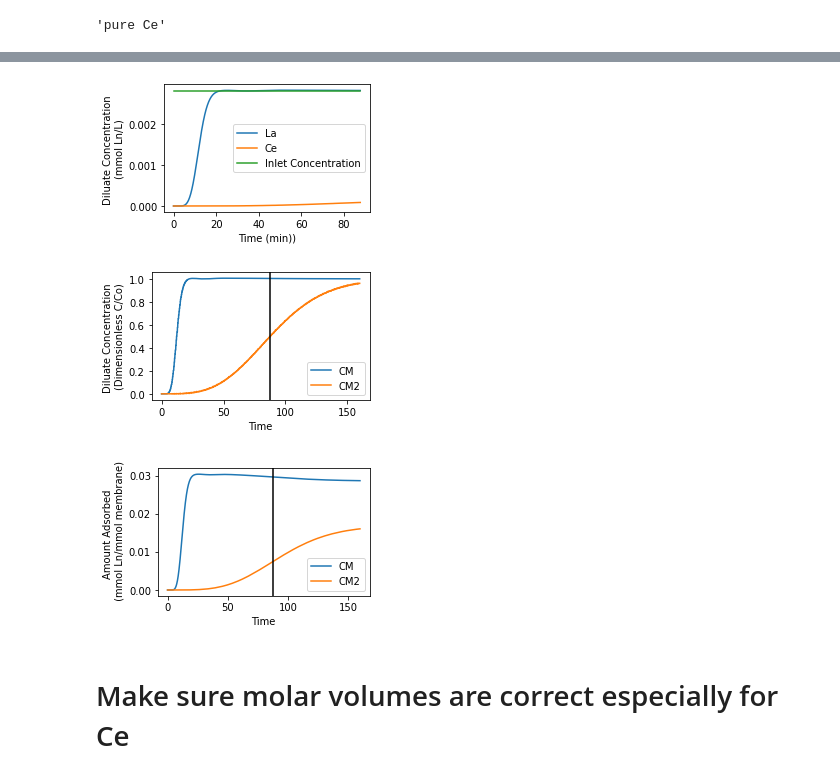
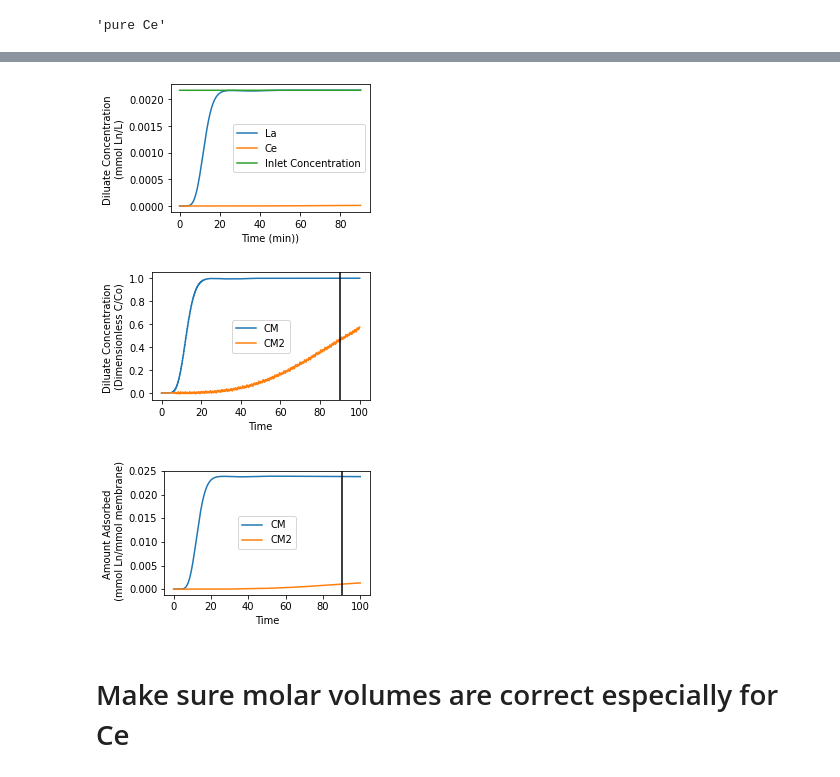
Before and after one commit to adsmer2/REEPS, a Jupyter notebook: Adsorption System.ipynb, the cells around one changed output, grey strips where cells are left out. Drawn from its saved outputs; the diff is of its cells as text; code cells hidden in the pictures.

```diff
--- a/Adsorption System.ipynb
+++ b/Adsorption System.ipynb
@@ -59,7 +59,7 @@ class Adsorption1(qs.SanUnit):
         self.c2o = c2o
         self.feed_flow = feed_flow
 
-    _N_ins = 5
+    _N_ins = 7
     _N_outs = 2
 
     def _run(self):
@@ -70,13 +70,14 @@ class Adsorption1(qs.SanUnit):
         self.ins[0].ivol['H2O'] = self.feed_flow /1000*60 # m3/hr. from L/min
         # regenerant
         self.ins[1].ivol['H2O'] = self.ins[0].ivol['H2O'] # m3/hr. Regenerant (water) flow rate. Assume regeneration takes the same amount of adsorption (higher flow rate here leads to better adsorbate purity)
-        # Calculate the total adsorption feed flow rate and concentration (fresh feed + recycle)
-        # self.CM1o = (self.ins[0].imol['La']*1000 + self.ins[2].imol['La']*1000 + self.ins[3].imol['La']*1000 + self.ins[4].imol['La']*1000 + self.ins[5].imol['La']*1000)/(self.ins[0].ivol['H2O']*1000 + self.ins[2].ivol['H2O']*1000 + self.ins[3].ivol['H2O']*1000 + self.ins[4].ivol['H2O']*1000 + self.ins[5].ivol['H2O'])*1000 # inlet concentration in mmol/L
-        # self.CM2o = (self.ins[0].imol['Ce']*1000 + self.ins[2].imol['Ce']*1000 + self.ins[3].imol['Ce']*1000 + self.ins[4].imol['Ce']*1000 + self.ins[5].imol['Ce']*1000)/(self.ins[0].ivol['H2O']*1000 + self.ins[2].ivol['H2O']*1000 + self.ins[3].ivol['H2O']*1000 + self.ins[4].ivol['H2O']*1000 + self.ins[5].ivol['H2O'])*1000 # inlet concentration in mmol/L
-        # self.v_flow = (self.ins[0].ivol['H2O'] + self.ins[2].ivol['H2O'] + self.ins[3].ivol['H2O'] + self.ins[4].ivol['H2O'] + self.ins[5].ivol['H2O'])*1000/60 # L/min
-        self.CM1o = (self.ins[0].imol['La']*1000 + self.ins[2].imol['La']*1000 + self.ins[3].imol['La']*1000 + self.ins[4].imol['La']*1000)/(self.ins[0].ivol['H2O']*1000 + self.ins[2].ivol['H2O']*1000 + self.ins[3].ivol['H2O']*1000 + self.ins[4].ivol['H2O']*1000)*1000 # inlet concentration in mmol/L
-        self.CM2o = (self.ins[0].imol['Ce']*1000 + self.ins[2].imol['Ce']*1000 + self.ins[3].imol['Ce']*1000 + self.ins[4].imol['Ce']*1000)/(self.ins[0].ivol['H2O']*1000 + self.ins[2].ivol['H2O']*1000 + self.ins[3].ivol['H2O']*1000 + self.ins[4].ivol['H2O']*1000)*1000 # inlet concentration in mmol/L
-        self.v_flow = (self.ins[0].ivol['H2O'] + self.ins[2].ivol['H2O'] + self.ins[3].ivol['H2O'] + self.ins[4].ivol['H2O'])*1000/60 # L/min
+
+        # self.CM1o = (self.ins[0].imol['La']*1000 + self.ins[2].imol['La']*1000 + self.ins[3].imol['La']*1000 + self.ins[4].imol['La']*1000)/(self.ins[0].ivol['H2O']*1000 + self.ins[2].ivol['H2O']*1000 + self.ins[3].ivol['H2O']*1000 + self.ins[4].ivol['H2O']*1000)*1000 # inlet concentration in mmol/L
+        # self.CM2o = (self.ins[0].imol['Ce']*1000 + self.ins[2].imol['Ce']*1000 + self.ins[3].imol['Ce']*1000 + self.ins[4].imol['Ce']*1000)/(self.ins[0].ivol['H2O']*1000 + self.ins[2].ivol['H2O']*1000 + self.ins[3].ivol['H2O']*1000 + self.ins[4].ivol['H2O']*1000)*1000 # inlet concentration in mmol/L
+        # self.v_flow = (self.ins[0].ivol['H2O'] + self.ins[2].ivol['H2O'] + self.ins[3].ivol['H2O'] + self.ins[4].ivol['H2O'])*1000/60 # L/min
+
+        self.v_flow = (np.sum([i.ivol['H2O'] for i in self.ins]) - self.ins[1].ivol['H2O'])*1000/60 # L/min
+        self.CM1o = (np.sum([i.imol['La'] for i in self.ins]) - self.ins[1].imol['La'])*1000*1000/(self.v_flow*60) # inlet concentration in mmol/L
+        self.CM2o = (np.sum([i.imol['Ce'] for i in self.ins]) - self.ins[1].imol['Ce'])*1000*1000/(self.v_flow*60) # inlet concentration in mmol/L
 
         # Input data
         self.Qmax1 = 0.3  # [mmol Ln/mmol membrane] maximum adsorption capacity based on number of available binding sites
@@ -98,10 +99,12 @@ class Adsorption1(qs.SanUnit):
         self.L = 0.2  # [cm] thickness of membrane
         Nz = 31  # number of steps for thickness
         z = np.linspace(0, self.L, Nz)  # generate a list filled with 11 equally spaced steps of thicknesses from 0 to L
+        # z = np.concatenate([np.linspace(0, 0.18, 10), np.linspace(0.18, self.L, 10)])
+        # Nz = len(z)
         dz = z[1] - z[0]  # [cm] step size
 
         # Time
-        t = np.arange(0, 100, 0.1)  # [min] create a list from 0 to 30 in 0.25 increments
+        t = np.arange(0, 100, 0.01)  # [min] create a list from 0 to 30 in 0.25 increments
 
         # Initial conditions
         IC1a = np.zeros(Nz)
@@ -151,7 +154,7 @@ class Adsorption1(qs.SanUnit):
             return np.concatenate((dCMdt, dQtdt, dCM2dt, dQt2dt))
 
         # Solve ODE
-        sol = solve_ivp(fun=f, t_span=(min(t), max(t)), y0=IC, t_eval=t, method='RK23') # RK45
+        sol = solve_ivp(fun=f, t_span=(min(t), max(t)), y0=IC, t_eval=t, method='RK23') # , method='RK45', rtol=1e-6, atol=1e-9
 
         # Extract results
         CM = sol.y[:Nz].T  # solution is time points x depths into the membrane thickness
@@ -1112,5 +678,6 @@ sys1.products
 # %%
 repetition = 0
+recycle_number = 3 # the number of the inlet streams into S1 after the initial simulation
 sys_dct = {'sys0': sys0,
            'sys1': sys1}
 unit_dct = {'S1': S1,
@@ -1128,15 +695,18 @@ while 'pure La' and 'pure Ce' not in [i.tag for i in sys.units]:
             last_unit_name = max(unit_dct.keys(), key=lambda k: int(k[1:]))
             next_unit_number = int(last_unit_name[1:]) + 1
             next_unit_name = f'S{next_unit_number}'
-            unit_dct[next_unit_name] = Adsorption5(ID=f'{next_unit_name}', ins=(unit_dct[last_unit_name]-1, f'regenerant{next_unit_number}'), outs=(f'recycle{next_unit_number}', f'Ce_product{next_unit_number}'))
+            recycle_number = recycle_number+1
+            # unit_dct[next_unit_name] = Adsorption5(ID=f'{next_unit_name}', ins=(unit_dct[last_unit_name]-1, f'regenerant{next_unit_number}'), outs=(f'recycle{next_unit_number}', f'Ce_product{next_unit_number}'))
+            unit_dct[next_unit_name] = Adsorption5(ID=f'{next_unit_name}', ins=(unit_dct[last_unit_name]-1, f'regenerant{next_unit_number}'), outs=(recycle_number-unit_dct['S1'], f'Ce_product{next_unit_number}'))
             unit_dct[next_unit_name].simulate()
 
             # Incorporate this unit into an extended system
             last_sys_name = max(sys_dct.keys(), key=lambda k: int(k[3:]))
             next_sys_number = int(last_sys_name[3:]) + 1
             next_sys_name = f'sys{next_sys_number}'
-            sys_dct[next_sys_name] = qs.System(next_sys_name, path=(sys_dct[last_sys_name], unit_dct[next_unit_name]))
-            sys_dct[next_sys_name].set_tolerance(mol=1e-12) # make tolerance flexible to different input conditions
+            # sys_dct[next_sys_name] = qs.System(next_sys_name, path=(sys_dct[last_sys_name], unit_dct[next_unit_name]))
+            sys_dct[next_sys_name] = qs.System(next_sys_name, path=(sys_dct[last_sys_name], unit_dct[next_unit_name]), recycle=unit_dct[next_unit_name]-0)
+            sys_dct[next_sys_name].set_tolerance(mol=1e-11) # make tolerance flexible to different input conditions
             sys_dct[next_sys_name].simulate()
 
             # rename the new system to a common name for analysis
@@ -1148,6 +718,8 @@ while 'pure La' and 'pure Ce' not in [i.tag for i in sys.units]:
 
         else:
             print(f'satisfied {unit.ID}')
+
+tea = qs.TEA(system=sys, discount_rate=0.15, lifetime=1, simulate_system=False) # temporary TEA analysis
 # %% [output]
 satisfied S1
 S3
@@ -1413,5 +915,5 @@ flow (g/hr): H2O  59.8
 # %%
-unit = S2
+unit = unit_dct['S2']
 time_ind = int(unit.tbreak/max(unit.time)*len(unit.time)) # index. The index of time at the designated stop of adsorption
 
 fig, ax = plt.subplots(figsize=(4,2.5))
@@ -1426,36 +928,36 @@ fig.tight_layout()
 
 # Plot breakthrough curves
 fig, ax = plt.subplots(figsize=(4,2.5))
 cend = unit.conc1[:, -1]  # get the outlet concentration at the full thickness of the membrane
 cplot = cend / unit.CM1o  # make the outlet concentration a dimensionless form of the original concentration
 ax.plot(unit.time, cplot, label='CM')
 
 cend2 = unit.conc2[:, -1]  # get the outlet concentration at the full thickness of the membrane for CM2
 cplot2 = cend2 / unit.CM2o  # make the outlet concentration a dimensionless form of the original concentration for CM2
 ax.plot(unit.time, cplot2, label='CM2')
 
 ax.axvline(x=unit.tbreak, color='black')
 
 ax.set_xlabel('Time')
 ax.set_ylabel('Diluate Concentration \n(Dimensionless C/Co)')
 ax.legend()
 fig.tight_layout()
 
 # Plot breakthrough curves
 fig, ax = plt.subplots(figsize=(4,2.5))
 ax.plot(unit.time, unit.Qads1[:,-2], label='CM')
 ax.plot(unit.time, unit.Qads2[:,-2], label='CM2')
 
 ax.axvline(x=unit.tbreak, color='black')
 
 ax.set_xlabel('Time')
 ax.set_ylabel('Amount Adsorbed \n (mmol Ln/mmol membrane)')
 ax.legend()
 fig.tight_layout()
 # %% [output]
-[figure, old version]
+[figure, new version]
-[figure, old version]
+[figure, new version]
-[figure, old version]
+[figure, new version]
 # %% [markdown]
 # Make sure molar volumes are correct especially for Ce
 # %%
```
Also changed, not shown: parts of 23 cells of this notebook, 1 other file.
